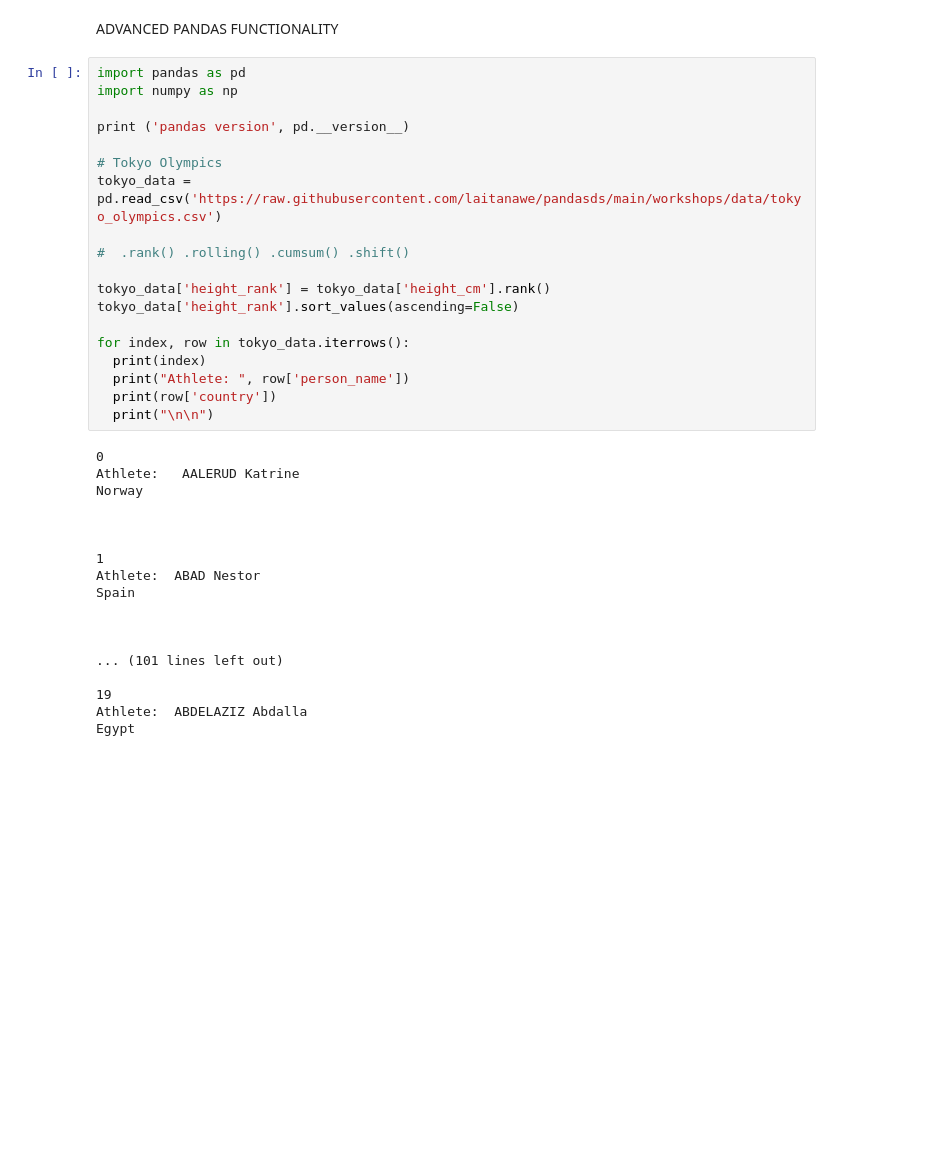
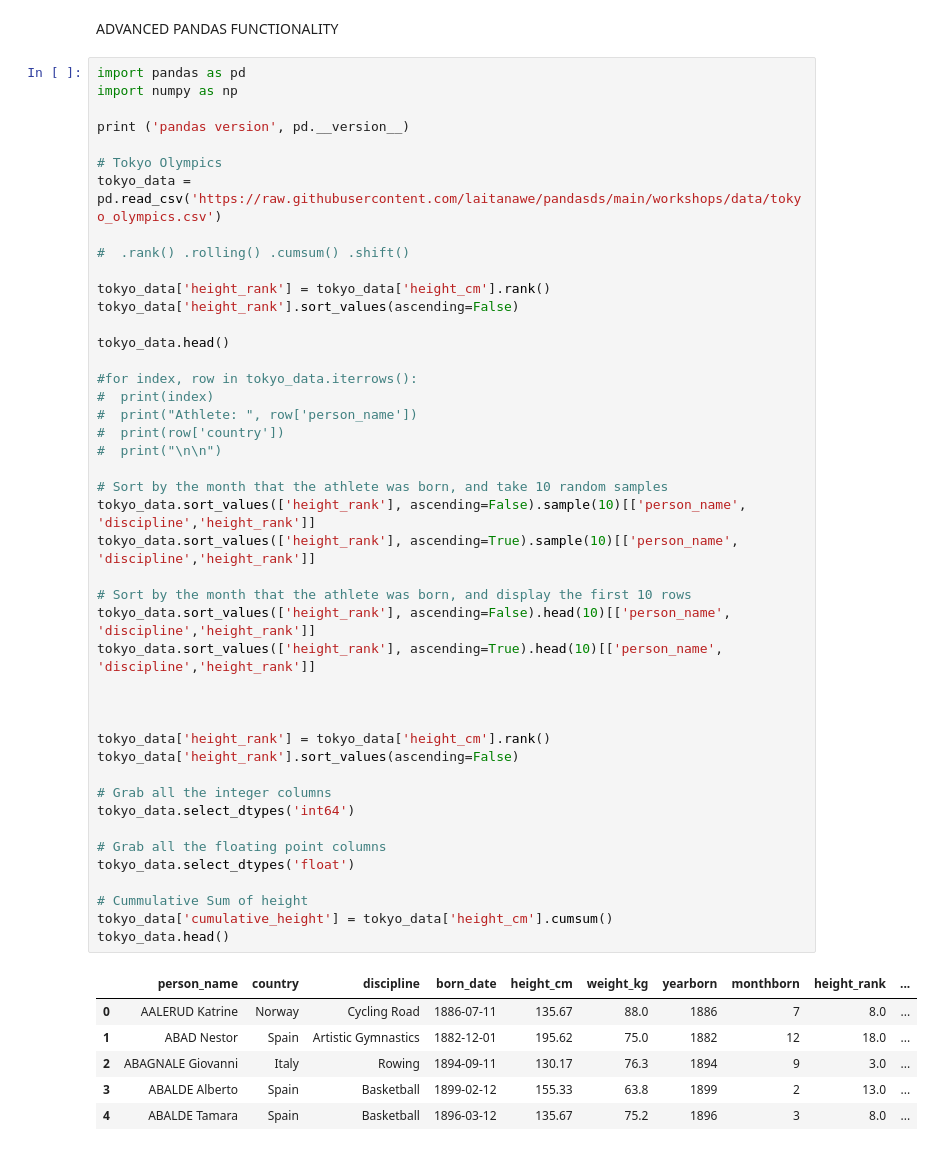
Before and after one commit to laitanawe/pandasds, a Jupyter notebook: workshops/pdseries03.ipynb, the cells around one changed output. Saved outputs shown, nothing was run; the diff lists cells and outputs as text; blank space fills up the shorter version.

```diff
--- a/workshops/pdseries03.ipynb
+++ b/workshops/pdseries03.ipynb
@@ -410,37 +410,51 @@ ADVANCED PANDAS FUNCTIONALITY
 # %%
 import pandas as pd
 import numpy as np
 
 print ('pandas version', pd.__version__)
 
 # Tokyo Olympics
 tokyo_data = pd.read_csv('https://raw.githubusercontent.com/laitanawe/pandasds/main/workshops/data/tokyo_olympics.csv')
 
 #  .rank() .rolling() .cumsum() .shift()
 
 tokyo_data['height_rank'] = tokyo_data['height_cm'].rank()
 tokyo_data['height_rank'].sort_values(ascending=False)
 
-for index, row in tokyo_data.iterrows():
-  print(index)
-  print("Athlete: ", row['person_name'])
-  print(row['country'])
-  print("\n\n")
+tokyo_data.head()
+
+#for index, row in tokyo_data.iterrows():
+#  print(index)
+#  print("Athlete: ", row['person_name'])
+#  print(row['country'])
+#  print("\n\n")
+
+# Sort by the month that the athlete was born, and take 10 random samples
+tokyo_data.sort_values(['height_rank'], ascending=False).sample(10)[['person_name', 'discipline','height_rank']]
+tokyo_data.sort_values(['height_rank'], ascending=True).sample(10)[['person_name', 'discipline','height_rank']]
+
+# Sort by the month that the athlete was born, and display the first 10 rows
+tokyo_data.sort_values(['height_rank'], ascending=False).head(10)[['person_name', 'discipline','height_rank']]
+tokyo_data.sort_values(['height_rank'], ascending=True).head(10)[['person_name', 'discipline','height_rank']]
+
+
+
+tokyo_data['height_rank'] = tokyo_data['height_cm'].rank()
+tokyo_data['height_rank'].sort_values(ascending=False)
+
+# Grab all the integer columns
+tokyo_data.select_dtypes('int64')
+
+# Grab all the floating point columns
+tokyo_data.select_dtypes('float')
+
+# Cummulative Sum of height
+tokyo_data['cumulative_height'] = tokyo_data['height_cm'].cumsum()
+tokyo_data.head()
 # %% [output]
-0
-Athlete:   AALERUD Katrine
-Norway
-
-
-
-1
-Athlete:  ABAD Nestor
-Spain
-
-
-
-... (101 lines left out)
-
-19
-Athlete:  ABDELAZIZ Abdalla
-Egypt
+|  | person_name | country | discipline | born_date | height_cm | weight_kg | yearborn | monthborn | height_rank | ... |
+| 0 | AALERUD Katrine | Norway | Cycling Road | 1886-07-11 | 135.67 | 88.0 | 1886 | 7 | 8.0 | ... |
+| 1 | ABAD Nestor | Spain | Artistic Gymnastics | 1882-12-01 | 195.62 | 75.0 | 1882 | 12 | 18.0 | ... |
+| 2 | ABAGNALE Giovanni | Italy | Rowing | 1894-09-11 | 130.17 | 76.3 | 1894 | 9 | 3.0 | ... |
+| 3 | ABALDE Alberto | Spain | Basketball | 1899-02-12 | 155.33 | 63.8 | 1899 | 2 | 13.0 | ... |
+| 4 | ABALDE Tamara | Spain | Basketball | 1896-03-12 | 135.67 | 75.2 | 1896 | 3 | 8.0 | ... |
```
Also changed, not shown: parts of 1 cell of this notebook.
